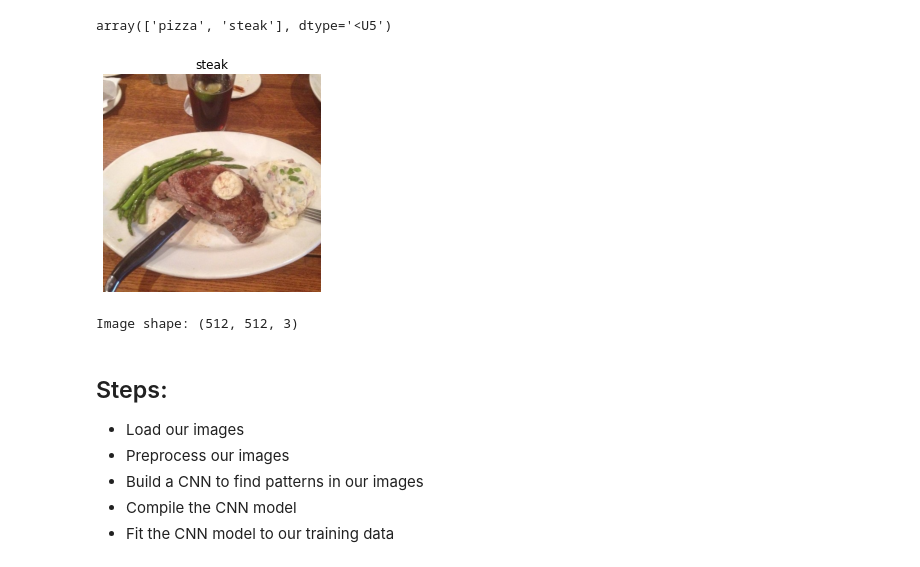
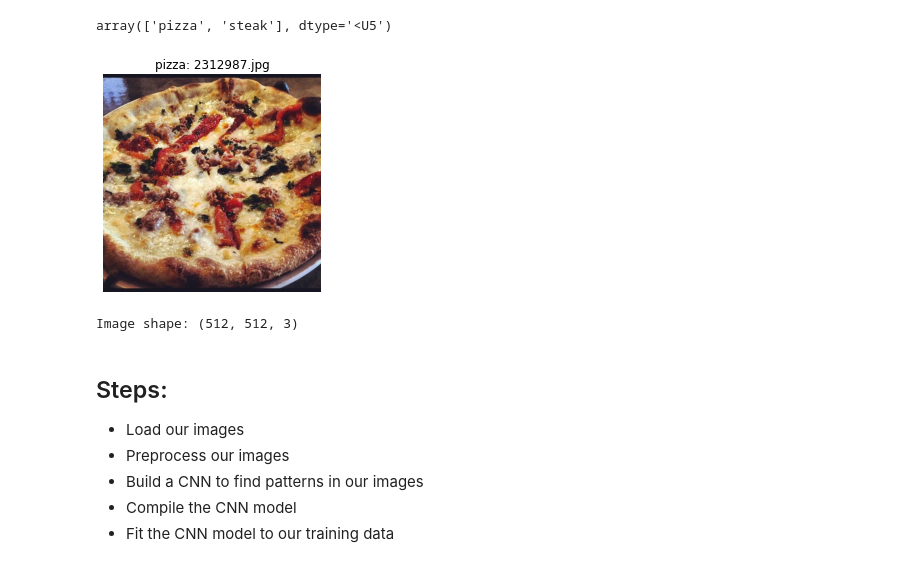
Before and after one commit to prakashabhishek/deep_learning_with_tensorflow, a Jupyter notebook: 04_convolution_neural_network.ipynb, the cells around one changed output. Saved outputs shown, nothing was run; the diff lists cells and outputs as text; code cells hidden in the pictures.

```diff
--- a/04_convolution_neural_network.ipynb
+++ b/04_convolution_neural_network.ipynb
@@ -51,9 +51,9 @@ array(['pizza', 'steak'], dtype='<U5')
 import matplotlib.image as mpimg
 import random
 
-def view_random_image(target_dir, class_names):
+def view_random_image(target_dir, target_class):
 
-    target_class = random.sample(list(class_names), 1)[0]
+#     target_class = random.sample(list(class_names), 1)[0]
 
     target_folder = os.path.join(target_dir, target_class)
 
@@ -62,15 +62,15 @@ def view_random_image(target_dir, class_names):
     img = mpimg.imread(os.path.join(target_folder, image_path))
 #     img = img/255.0
     plt.imshow(img)
-    plt.title(target_class)
+    plt.title(f'{target_class}: {image_path}')
     plt.axis('off')
     plt.show()
 
     print(f'Image shape: {img.shape}') # Show the shape of image
 # %%
-view_random_image('pizza_steak/train/', class_names)
+view_random_image('pizza_steak/train/', 'pizza')
 # %% [output]
-[figure, old version]
+[figure, new version]
 Image shape: (512, 512, 3)
 # %% [markdown]
 ## Steps:
```
Also changed, not shown: parts of 25 cells of this notebook, 3 other files.
